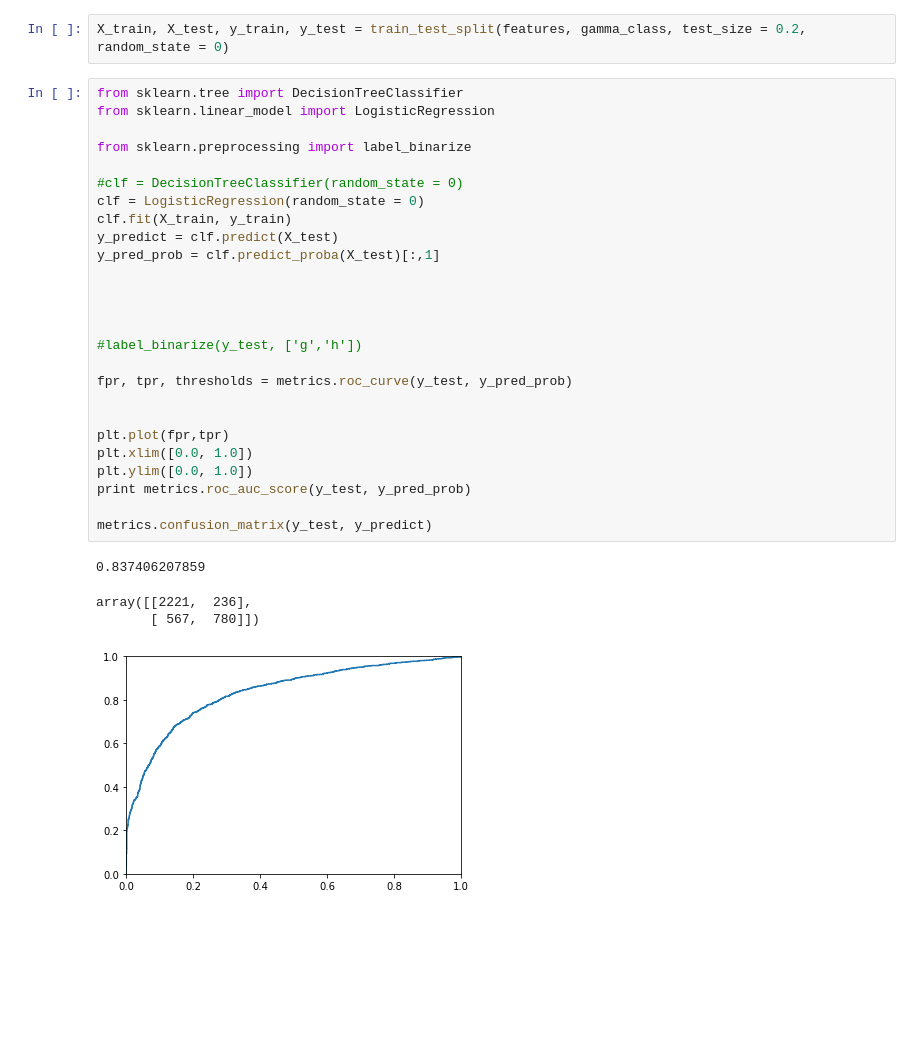
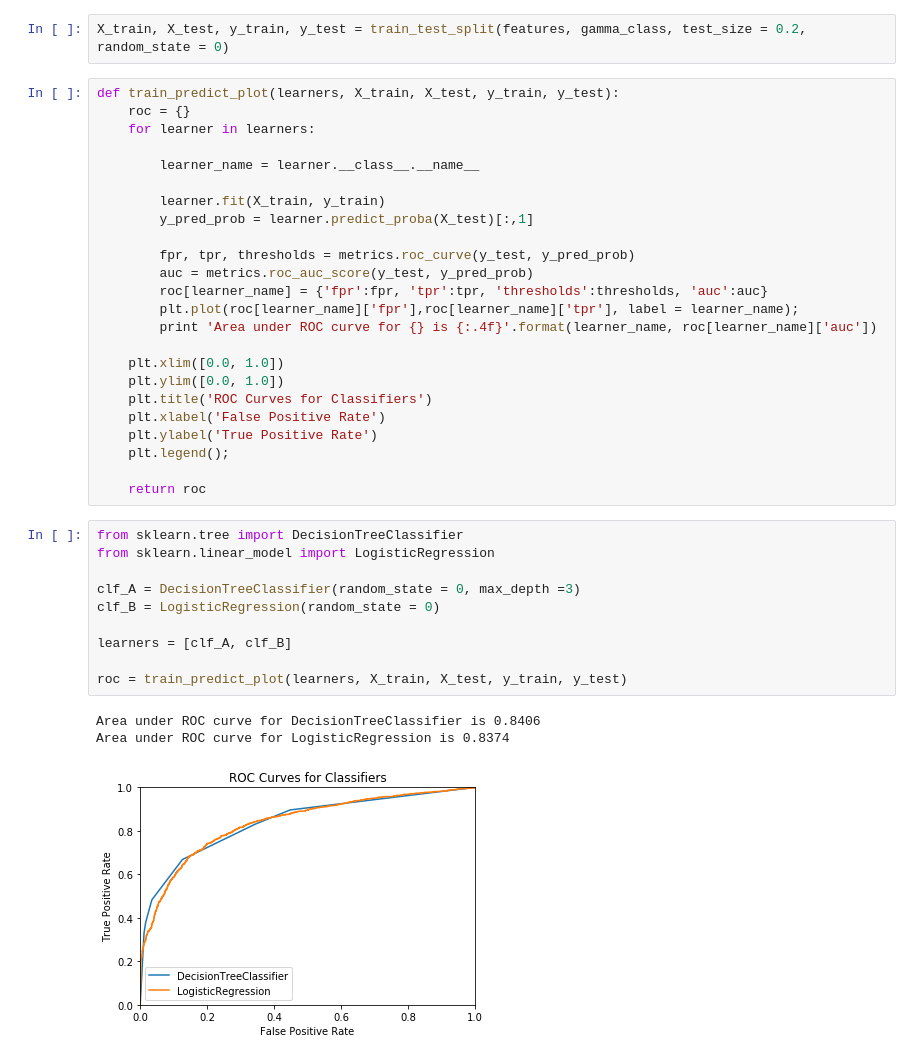
Before and after one commit to alrPhysics/MAGIC, a Jupyter notebook: MAGIC.ipynb, the cells around one changed output. Cells and saved outputs as stored; diff of their text form; blank space fills up the shorter version.

Commit message:
feat: Add function for comparing multiple classifiers

```diff
--- a/MAGIC.ipynb
+++ b/MAGIC.ipynb
@@ -57,34 +57,41 @@ display(features.describe())
 [figure]
 # %%
 X_train, X_test, y_train, y_test = train_test_split(features, gamma_class, test_size = 0.2, random_state = 0)
-# %%
-from sklearn.tree import DecisionTreeClassifier
-from sklearn.linear_model import LogisticRegression
-
-from sklearn.preprocessing import label_binarize
-
-#clf = DecisionTreeClassifier(random_state = 0)
-clf = LogisticRegression(random_state = 0)
-clf.fit(X_train, y_train)
-y_predict = clf.predict(X_test)
-y_pred_prob = clf.predict_proba(X_test)[:,1]
-
-
-
-
-#label_binarize(y_test, ['g','h'])
-
-fpr, tpr, thresholds = metrics.roc_curve(y_test, y_pred_prob)
-
-
-plt.plot(fpr,tpr)
-plt.xlim([0.0, 1.0])
-plt.ylim([0.0, 1.0])
-print metrics.roc_auc_score(y_test, y_pred_prob)
-
-metrics.confusion_matrix(y_test, y_predict)
-# %% [output]
-0.837406207859
-array([[2221,  236],
-       [ 567,  780]])
-[figure, removed]
+# %%
+def train_predict_plot(learners, X_train, X_test, y_train, y_test):
+    roc = {}
+    for learner in learners:
+
+        learner_name = learner.__class__.__name__
+
+        learner.fit(X_train, y_train)
+        y_pred_prob = learner.predict_proba(X_test)[:,1]
+
+        fpr, tpr, thresholds = metrics.roc_curve(y_test, y_pred_prob)
+        auc = metrics.roc_auc_score(y_test, y_pred_prob)
+        roc[learner_name] = {'fpr':fpr, 'tpr':tpr, 'thresholds':thresholds, 'auc':auc}
+        plt.plot(roc[learner_name]['fpr'],roc[learner_name]['tpr'], label = learner_name);
+        print 'Area under ROC curve for {} is {:.4f}'.format(learner_name, roc[learner_name]['auc'])
+
+    plt.xlim([0.0, 1.0])
+    plt.ylim([0.0, 1.0])
+    plt.title('ROC Curves for Classifiers')
+    plt.xlabel('False Positive Rate')
+    plt.ylabel('True Positive Rate')
+    plt.legend();
+
+    return roc
+# %%
+from sklearn.tree import DecisionTreeClassifier
+from sklearn.linear_model import LogisticRegression
+
+clf_A = DecisionTreeClassifier(random_state = 0, max_depth =3)
+clf_B = LogisticRegression(random_state = 0)
+
+learners = [clf_A, clf_B]
+
+roc = train_predict_plot(learners, X_train, X_test, y_train, y_test)
+# %% [output]
+Area under ROC curve for DecisionTreeClassifier is 0.8406
+Area under ROC curve for LogisticRegression is 0.8374
+[figure, added]
```
